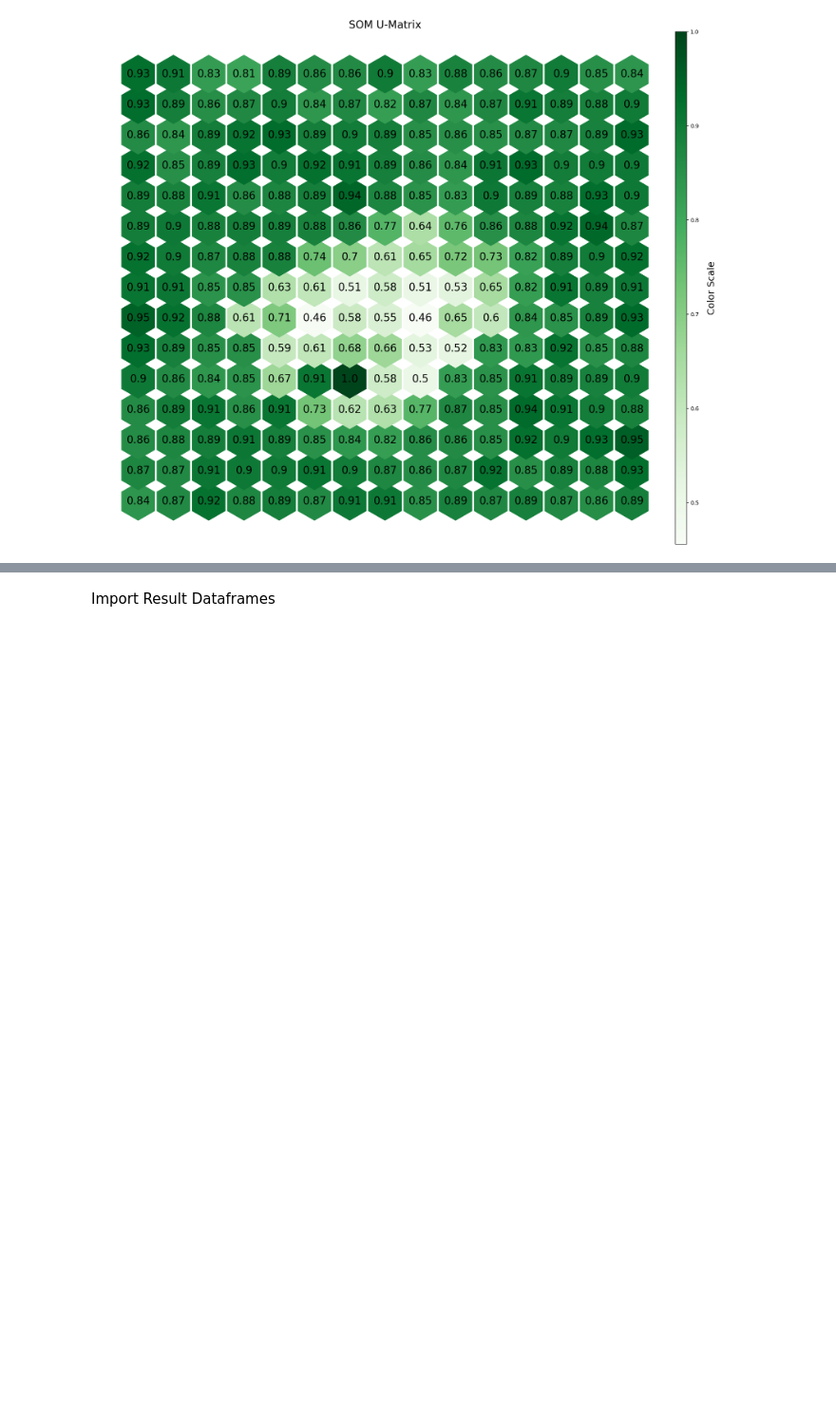
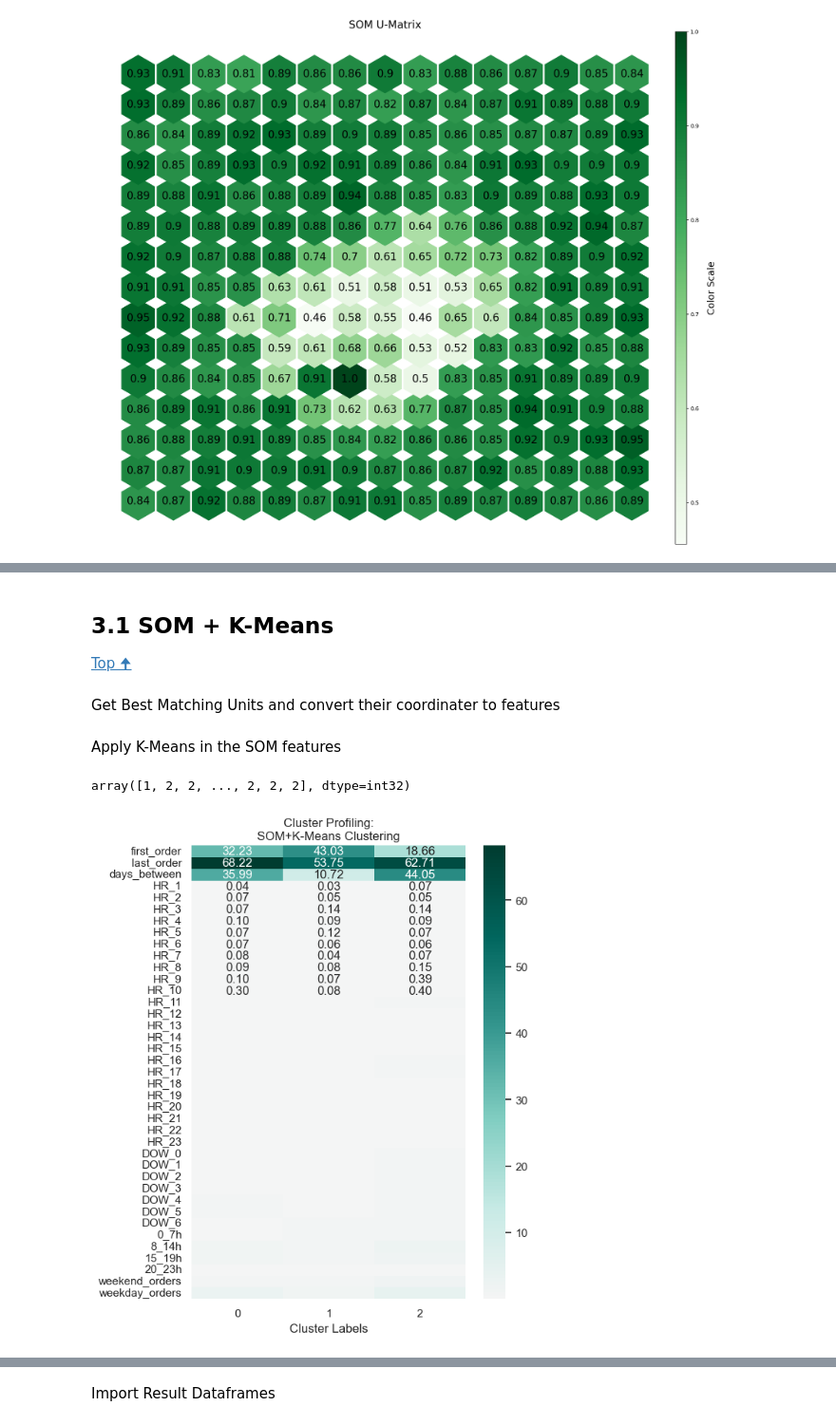
Before and after one commit to antoniooliveira03/data_mining, a Jupyter notebook: temp_data segmentation.ipynb, the cells around one changed output, grey strips where cells are left out. Shown at 95% size. Drawn from its saved outputs; the diff is of its cells as text; code cells hidden in the pictures; blank space fills up the shorter version.

Commit message:
clustering

```diff
--- a/temp_data segmentation.ipynb
+++ b/temp_data segmentation.ipynb
@@ -670 +669,25 @@ plt.show()
+# %%
+scaled_data_copy = scaled_data.copy()
+scaled_data_array_copy = scaled_data_array.copy()
+# %% [markdown]
+## 3.1 SOM + K-Means
+
+<a href="#top">Top &#129033;</a>
+# %% [markdown]
+Get Best Matching Units and convert their coordinater to features
+# %%
+som_labels = np.array([som.winner(x) for x in scaled_data_array_copy])
+
+som_features = np.array([som.get_weights()[x[0], x[1]].flatten() for x in som_labels])
+# %% [markdown]
+Apply K-Means in the SOM features
+# %%
+som_kmeans_labels = kmclust.fit_predict(som_features)
+som_kmeans_labels
+# %% [output]
+array([1, 2, 2, ..., 2, 2, 2], dtype=int32)
+# %%
+f.plot_cluster_profiling(temp_data, som_kmeans_labels, "SOM+K-Means")
+# %% [output]
+[figure, added]
 # %% [markdown]
```
Also changed, not shown: parts of 18 cells of this notebook, 1 other file.
